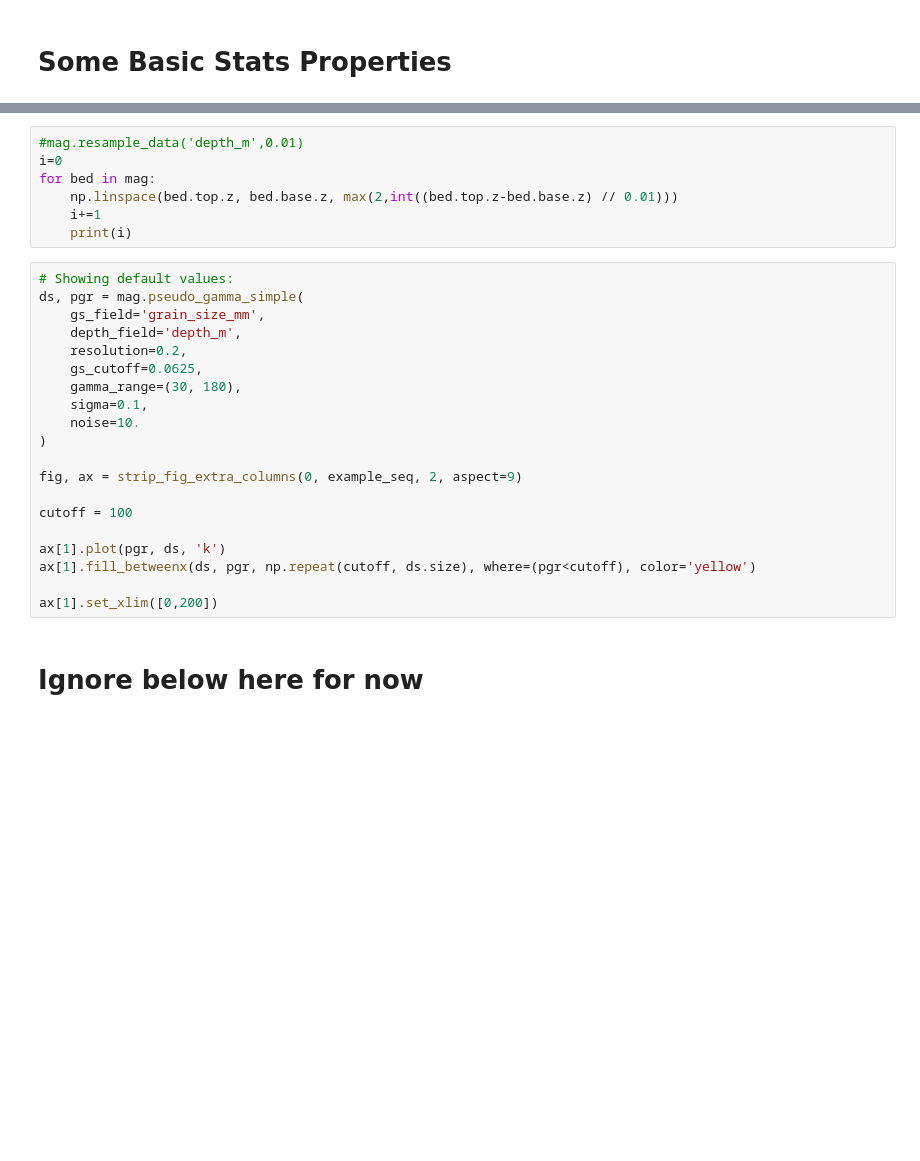
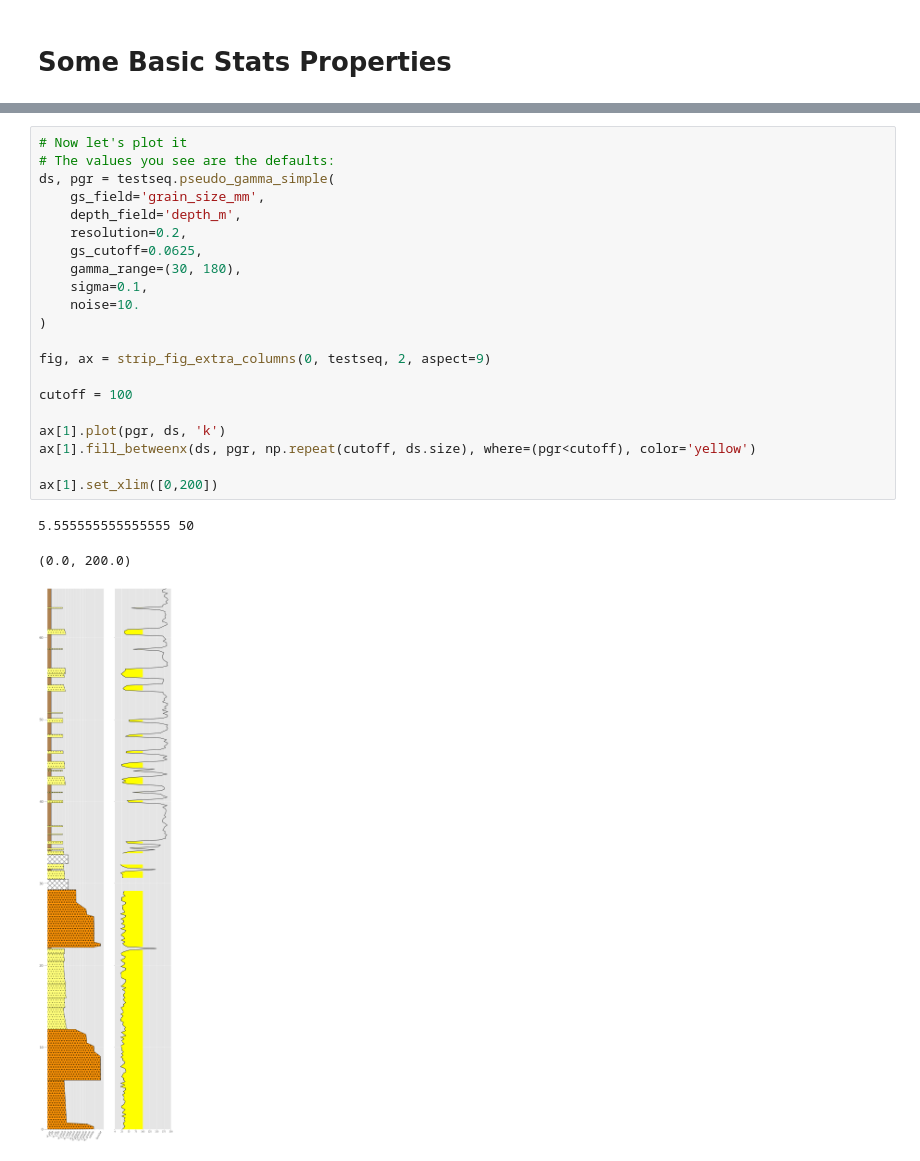
Before and after one commit to rgmyr/litholog, a Jupyter notebook: notebooks/actual_demo.ipynb, the cells around one changed output, grey strips where cells are left out. Drawn from its saved outputs; the diff is of its cells as text; blank space fills up the shorter version.

```diff
--- a/notebooks/actual_demo.ipynb
+++ b/notebooks/actual_demo.ipynb
@@ -403,32 +439,28 @@ def strip_fig_extra_columns(ax_num, sequence, ncols, exxon_style=True, figsize=N
                   ax=ax[ax_num])
 
     return fig, ax
-# %%
-#mag.resample_data('depth_m',0.01)
-i=0
-for bed in mag:
-    np.linspace(bed.top.z, bed.base.z, max(2,int((bed.top.z-bed.base.z) // 0.01)))
-    i+=1
-    print(i)
 # %%
-# Showing default values:
-ds, pgr = mag.pseudo_gamma_simple(
+# Now let's plot it
+# The values you see are the defaults:
+ds, pgr = testseq.pseudo_gamma_simple(
     gs_field='grain_size_mm',
     depth_field='depth_m',
     resolution=0.2,
     gs_cutoff=0.0625,
     gamma_range=(30, 180),
     sigma=0.1,
     noise=10.
 )
 
-fig, ax = strip_fig_extra_columns(0, example_seq, 2, aspect=9)
+fig, ax = strip_fig_extra_columns(0, testseq, 2, aspect=9)
 
 cutoff = 100
 
 ax[1].plot(pgr, ds, 'k')
 ax[1].fill_betweenx(ds, pgr, np.repeat(cutoff, ds.size), where=(pgr<cutoff), color='yellow')
 
 ax[1].set_xlim([0,200])
+# %% [output]
+5.555555555555555 50
+(0.0, 200.0)
+[figure, added]
-# %% [markdown]
-# Ignore below here for now
```
Also changed, not shown: parts of 31 cells of this notebook, 11 other files.
